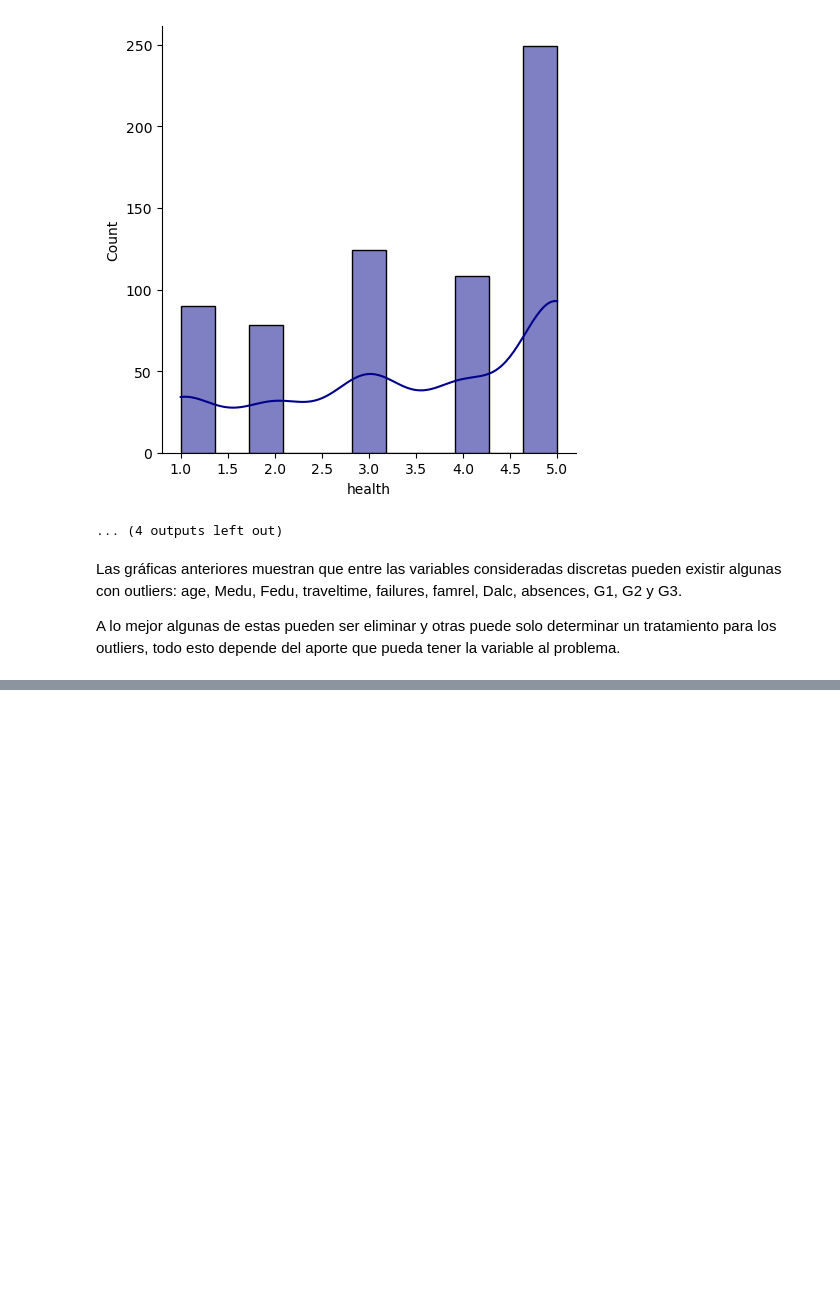
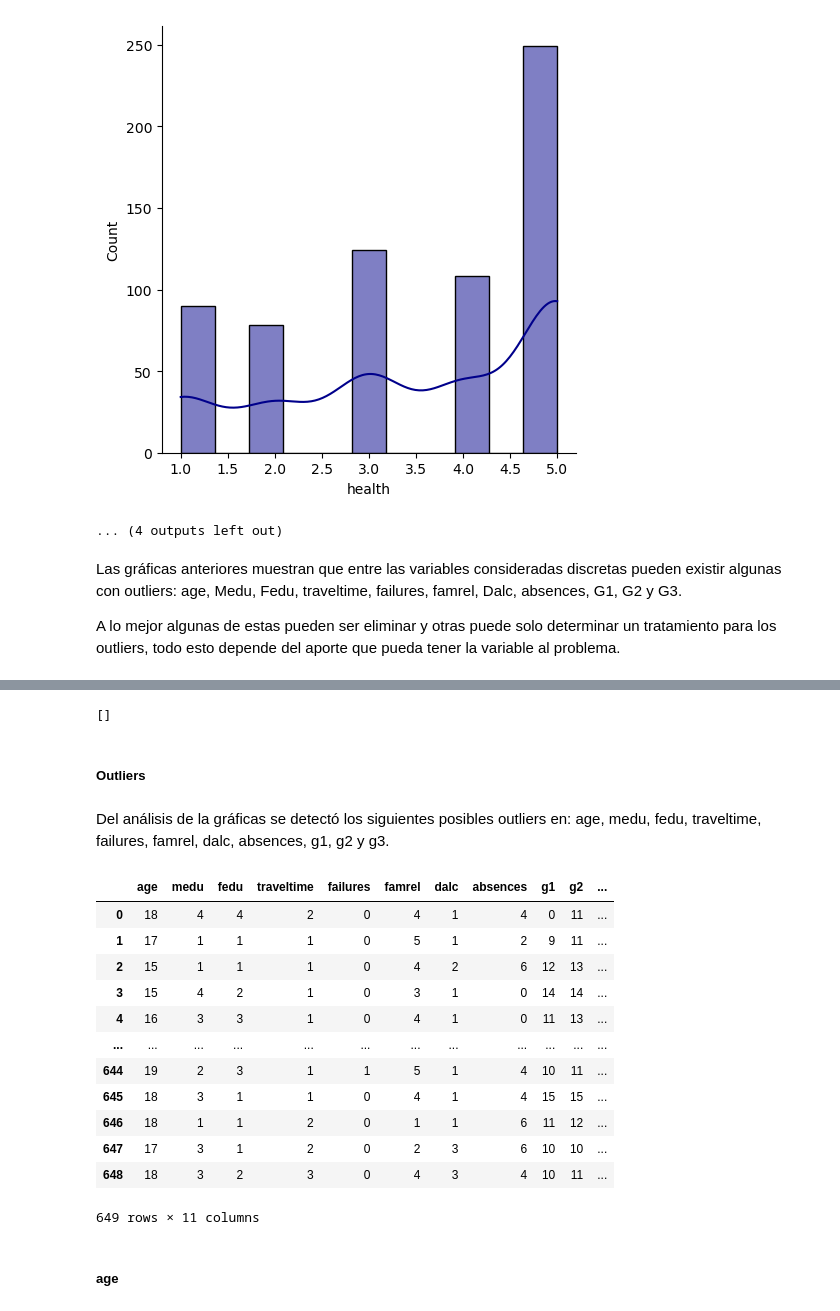
Before and after one commit to duartefrancisco/SLII-ProyectoFinal, a Jupyter notebook: Proyecto.ipynb, the cells around one changed output, grey strips where cells are left out. Saved outputs shown, nothing was run; the diff lists cells and outputs as text; code cells hidden in the pictures; blank space fills up the shorter version.

```diff
--- a/Proyecto.ipynb
+++ b/Proyecto.ipynb
@@ -210,0 +336,8 @@ A lo mejor algunas de estas pueden ser eliminar y otras puede solo determinar un
+# %%
+map_mjob = dataset["mjob"].value_counts().to_dict()
+map_fjob = dataset["fjob"].value_counts().to_dict()
+map_reason = dataset["reason"].value_counts().to_dict()
+
+dataset["mjob"] = dataset["mjob"].map(map_mjob)
+dataset["fjob"] = dataset["fjob"].map(map_fjob)
+dataset["reason"] = dataset["reason"].map(map_reason)
@@ -210,0 +362,26 @@ A lo mejor algunas de estas pueden ser eliminar y otras puede solo determinar un
+# %%
+categoricas
+# %% [output]
+[]
+# %% [markdown]
+##### Outliers
+# %% [markdown]
+Del análisis de la gráficas se detectó los siguientes posibles outliers en: age, medu, fedu, traveltime, failures, famrel, dalc, absences, g1, g2 y g3.
+# %%
+dataset[["age", "medu", "fedu", "traveltime", "failures", "famrel", "dalc", "absences", "g1", "g2", "g3"]]
+# %% [output]
+|  | age | medu | fedu | traveltime | failures | famrel | dalc | absences | g1 | g2 | ... |
+| 0 | 18 | 4 | 4 | 2 | 0 | 4 | 1 | 4 | 0 | 11 | ... |
+| 1 | 17 | 1 | 1 | 1 | 0 | 5 | 1 | 2 | 9 | 11 | ... |
+| 2 | 15 | 1 | 1 | 1 | 0 | 4 | 2 | 6 | 12 | 13 | ... |
+| 3 | 15 | 4 | 2 | 1 | 0 | 3 | 1 | 0 | 14 | 14 | ... |
+| 4 | 16 | 3 | 3 | 1 | 0 | 4 | 1 | 0 | 11 | 13 | ... |
+| ... | ... | ... | ... | ... | ... | ... | ... | ... | ... | ... | ... |
+| 644 | 19 | 2 | 3 | 1 | 1 | 5 | 1 | 4 | 10 | 11 | ... |
+| 645 | 18 | 3 | 1 | 1 | 0 | 4 | 1 | 4 | 15 | 15 | ... |
+| 646 | 18 | 1 | 1 | 2 | 0 | 1 | 1 | 6 | 11 | 12 | ... |
+| 647 | 17 | 3 | 1 | 2 | 0 | 2 | 3 | 6 | 10 | 10 | ... |
+| 648 | 18 | 3 | 2 | 3 | 0 | 4 | 3 | 4 | 10 | 11 | ... |
+649 rows × 11 columns
+# %% [markdown]
+##### age
```
Also changed, not shown: parts of 61 cells of this notebook.
